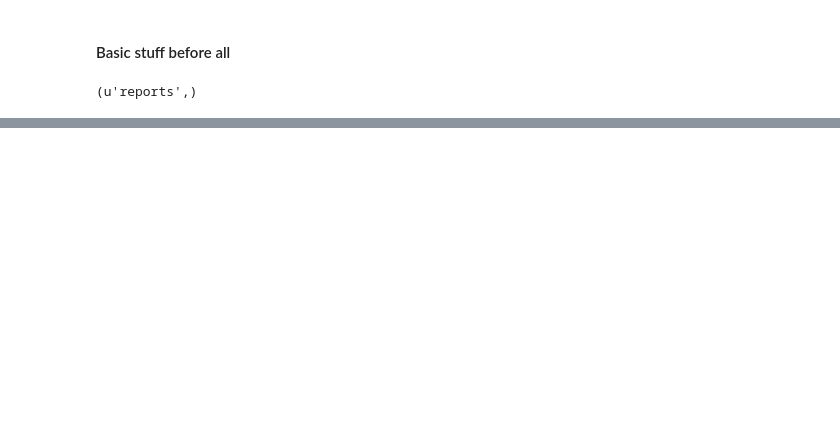
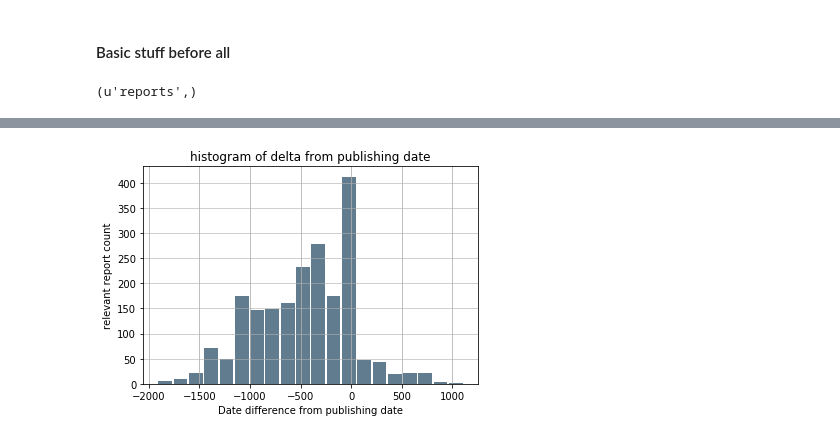
Before and after one commit to arrgee23/WapoDataMining, a Jupyter notebook: python-interface/compare_results.ipynb, the cells around one changed output, grey strips where cells are left out. Saved outputs shown, nothing was run; the diff lists cells and outputs as text; code cells hidden in the pictures; blank space fills up the shorter version.

```diff
--- a/python-interface/compare_results.ipynb
+++ b/python-interface/compare_results.ipynb
@@ -61,0 +70,25 @@ def heavyInspect(topicId,resultFile,questions_df,answers_df):
+# %%
+
+# look at all the time deltas between question and
+# gold standard results
+
+def get_time_diff_list(questions,answers):
+    diff_list = []
+
+    #iterate through
+    for topic_no in questions["topic_no"].values:
+
+        myresult_df,question_df,actual_result_df = heavyInspect(topic_no,resultFile,questions,answers,2)
+        #print(actual_result_df)
+        query_date = datetime.fromtimestamp((float(question_df["date"].values[0])/1000))
+        result_dates = actual_result_df["date"].values
+
+        for result_date in result_dates:
+            rd = datetime.fromtimestamp((float(result_date)/1000))
+            diff_list.append(rd-query_date)
+    dateExtracter = lambda x: x.days
+    date_deltas = list(map(dateExtracter,diff_list))
+
+    return date_deltas
+
+l = get_time_diff_list(questions,answers)
@@ -61,0 +110,12 @@ def heavyInspect(topicId,resultFile,questions_df,answers_df):
+# %%
+
+
+diff = pd.Series(l)
+diff.plot.hist(grid=True, bins=20, rwidth=0.9,
+                   color='#607c8e')
+plt.title('histogram of delta from publishing date')
+plt.xlabel('Date difference from publishing date')
+plt.ylabel('relevant report count')
+plt.grid(axis='y', alpha=0.75)
+# %% [output]
+[figure, added]
```
Also changed, not shown: parts of 17 cells of this notebook, 42 other files.
